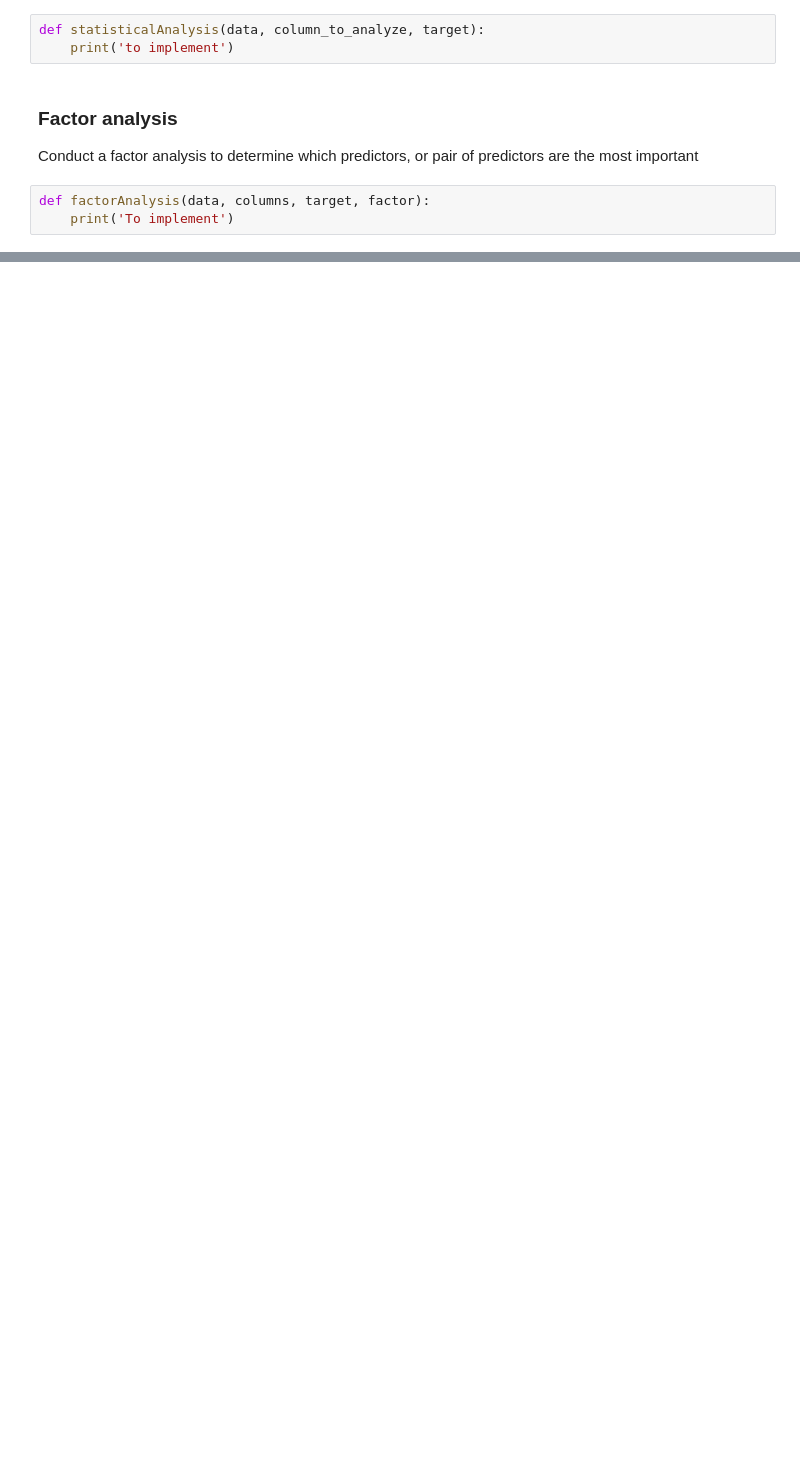
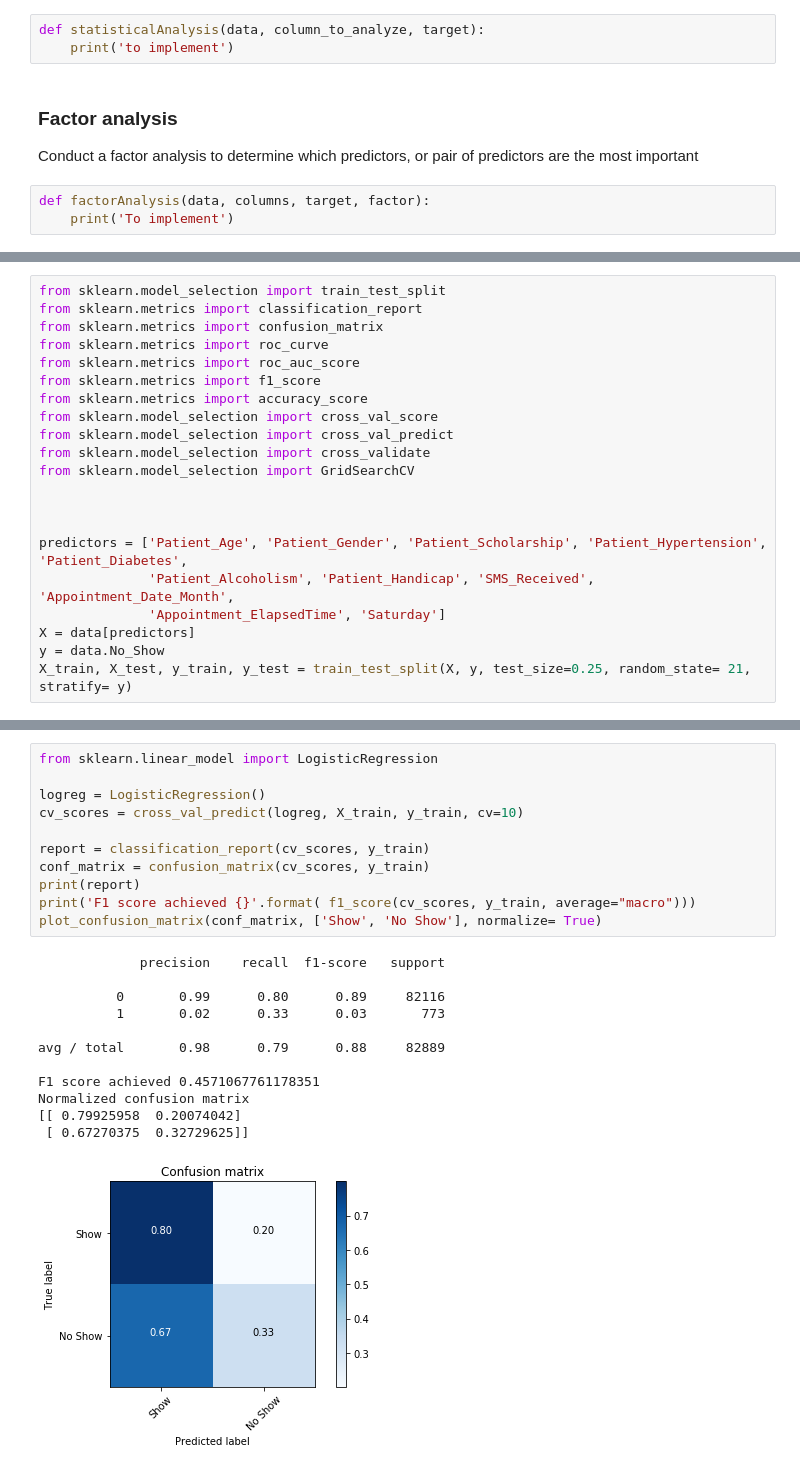
Before and after one commit to marwanmaalouf/EECE633_Project, a Jupyter notebook: EECE633_Python.ipynb, the cells around one changed output, grey strips where cells are left out. Saved outputs shown, nothing was run; the diff lists cells and outputs as text; blank space fills up the shorter version.

Commit message:
Logistic regression analysis

```diff
--- a/EECE633_Python.ipynb
+++ b/EECE633_Python.ipynb
@@ -250,0 +299,21 @@ def factorAnalysis(data, columns, target, factor):
+# %%
+from sklearn.model_selection import train_test_split
+from sklearn.metrics import classification_report
+from sklearn.metrics import confusion_matrix
+from sklearn.metrics import roc_curve
+from sklearn.metrics import roc_auc_score
+from sklearn.metrics import f1_score
+from sklearn.metrics import accuracy_score
+from sklearn.model_selection import cross_val_score
+from sklearn.model_selection import cross_val_predict
+from sklearn.model_selection import cross_validate
+from sklearn.model_selection import GridSearchCV
+
+
+
+predictors = ['Patient_Age', 'Patient_Gender', 'Patient_Scholarship', 'Patient_Hypertension', 'Patient_Diabetes',
+              'Patient_Alcoholism', 'Patient_Handicap', 'SMS_Received', 'Appointment_Date_Month',
+              'Appointment_ElapsedTime', 'Saturday']
+X = data[predictors]
+y = data.No_Show
+X_train, X_test, y_train, y_test = train_test_split(X, y, test_size=0.25, random_state= 21, stratify= y)
@@ -250,0 +391,24 @@ def factorAnalysis(data, columns, target, factor):
+# %%
+from sklearn.linear_model import LogisticRegression
+
+logreg = LogisticRegression()
+cv_scores = cross_val_predict(logreg, X_train, y_train, cv=10)
+
+report = classification_report(cv_scores, y_train)
+conf_matrix = confusion_matrix(cv_scores, y_train)
+print(report)
+print('F1 score achieved {}'.format( f1_score(cv_scores, y_train, average="macro")))
+plot_confusion_matrix(conf_matrix, ['Show', 'No Show'], normalize= True)
+# %% [output]
+             precision    recall  f1-score   support
+
+          0       0.99      0.80      0.89     82116
+          1       0.02      0.33      0.03       773
+
+avg / total       0.98      0.79      0.88     82889
+
+F1 score achieved 0.4571067761178351
+Normalized confusion matrix
+[[ 0.79925958  0.20074042]
+ [ 0.67270375  0.32729625]]
+[figure, added]
```
Also changed, not shown: parts of 17 cells of this notebook.
